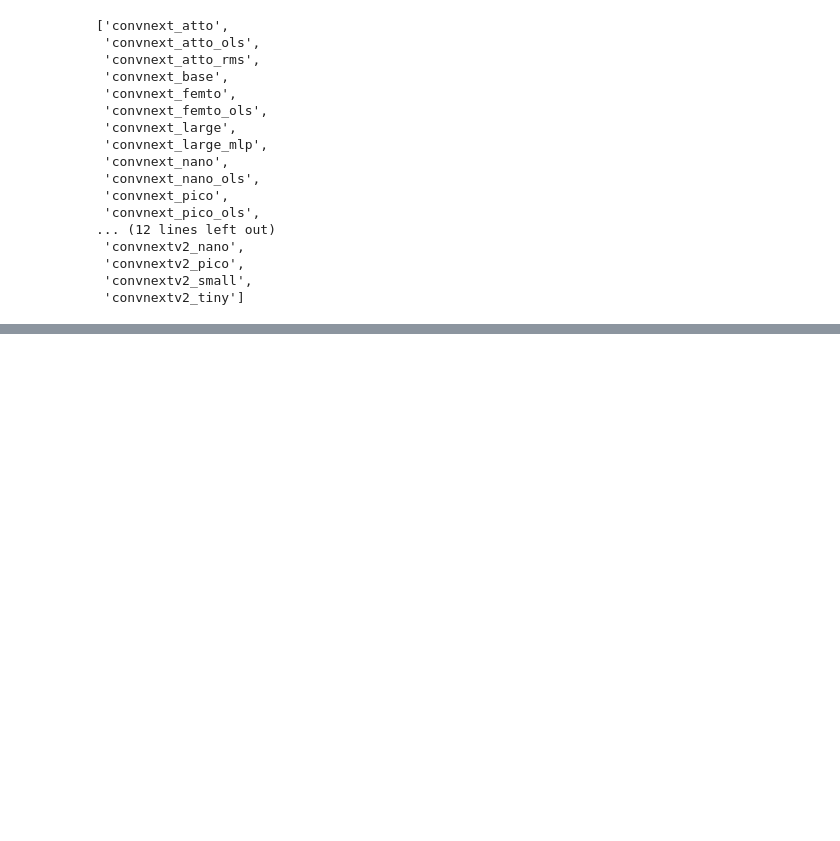
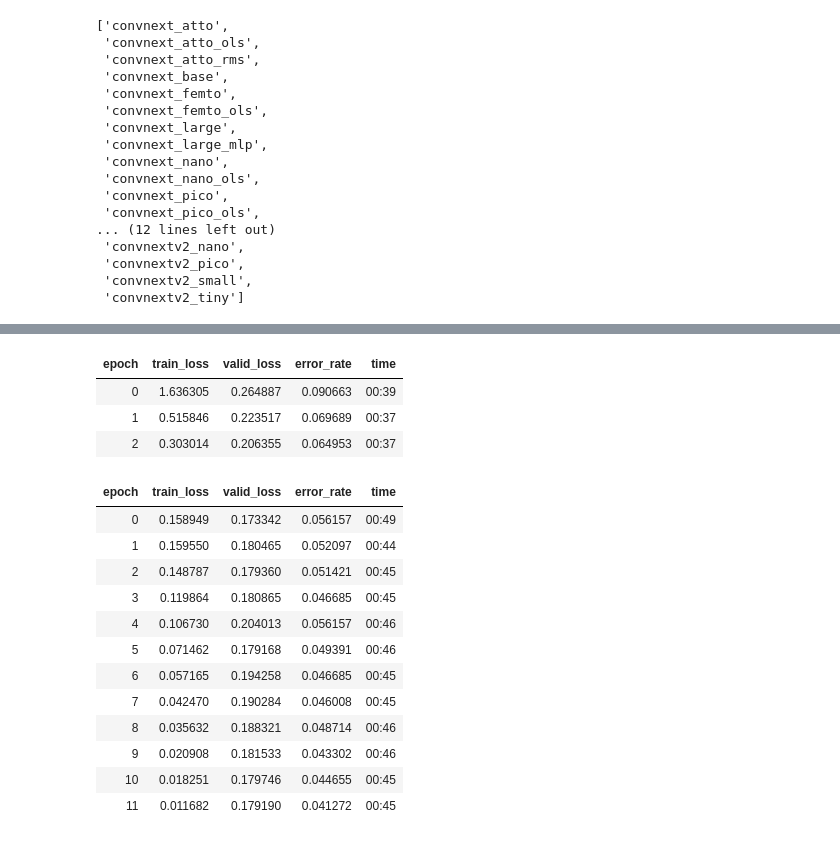
Before and after one commit to CodeWithOz/fastai-deep-learn-coders, a Jupyter notebook: ch-05-pet-breeds-improvements.ipynb, the cells around one changed output, grey strips where cells are left out. Saved outputs shown, nothing was run; the diff lists cells and outputs as text; code cells hidden in the pictures; blank space fills up the shorter version.

```diff
--- a/ch-05-pet-breeds-improvements.ipynb
+++ b/ch-05-pet-breeds-improvements.ipynb
@@ -115,0 +120,20 @@ KeyboardInterrupt:
+# %%
+learn.fine_tune(12, freeze_epochs=3)
+# %% [output]
+| epoch | train_loss | valid_loss | error_rate | time |
+| 0 | 1.636305 | 0.264887 | 0.090663 | 00:39 |
+| 1 | 0.515846 | 0.223517 | 0.069689 | 00:37 |
+| 2 | 0.303014 | 0.206355 | 0.064953 | 00:37 |
+| epoch | train_loss | valid_loss | error_rate | time |
+| 0 | 0.158949 | 0.173342 | 0.056157 | 00:49 |
+| 1 | 0.159550 | 0.180465 | 0.052097 | 00:44 |
+| 2 | 0.148787 | 0.179360 | 0.051421 | 00:45 |
+| 3 | 0.119864 | 0.180865 | 0.046685 | 00:45 |
+| 4 | 0.106730 | 0.204013 | 0.056157 | 00:46 |
+| 5 | 0.071462 | 0.179168 | 0.049391 | 00:46 |
+| 6 | 0.057165 | 0.194258 | 0.046685 | 00:45 |
+| 7 | 0.042470 | 0.190284 | 0.046008 | 00:45 |
+| 8 | 0.035632 | 0.188321 | 0.048714 | 00:46 |
+| 9 | 0.020908 | 0.181533 | 0.043302 | 00:46 |
+| 10 | 0.018251 | 0.179746 | 0.044655 | 00:45 |
+| 11 | 0.011682 | 0.179190 | 0.041272 | 00:45 |
```
Also changed, not shown: parts of 8 cells of this notebook.
